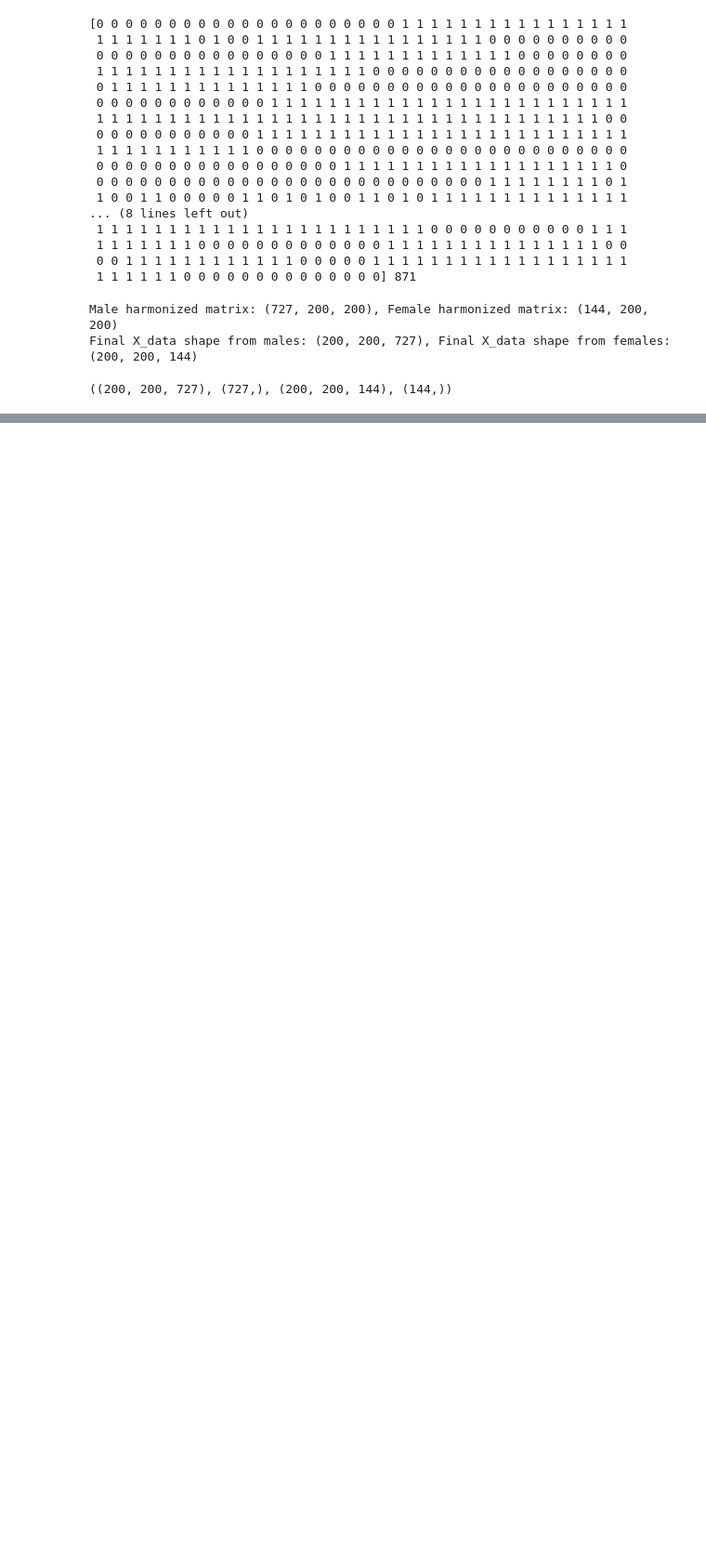
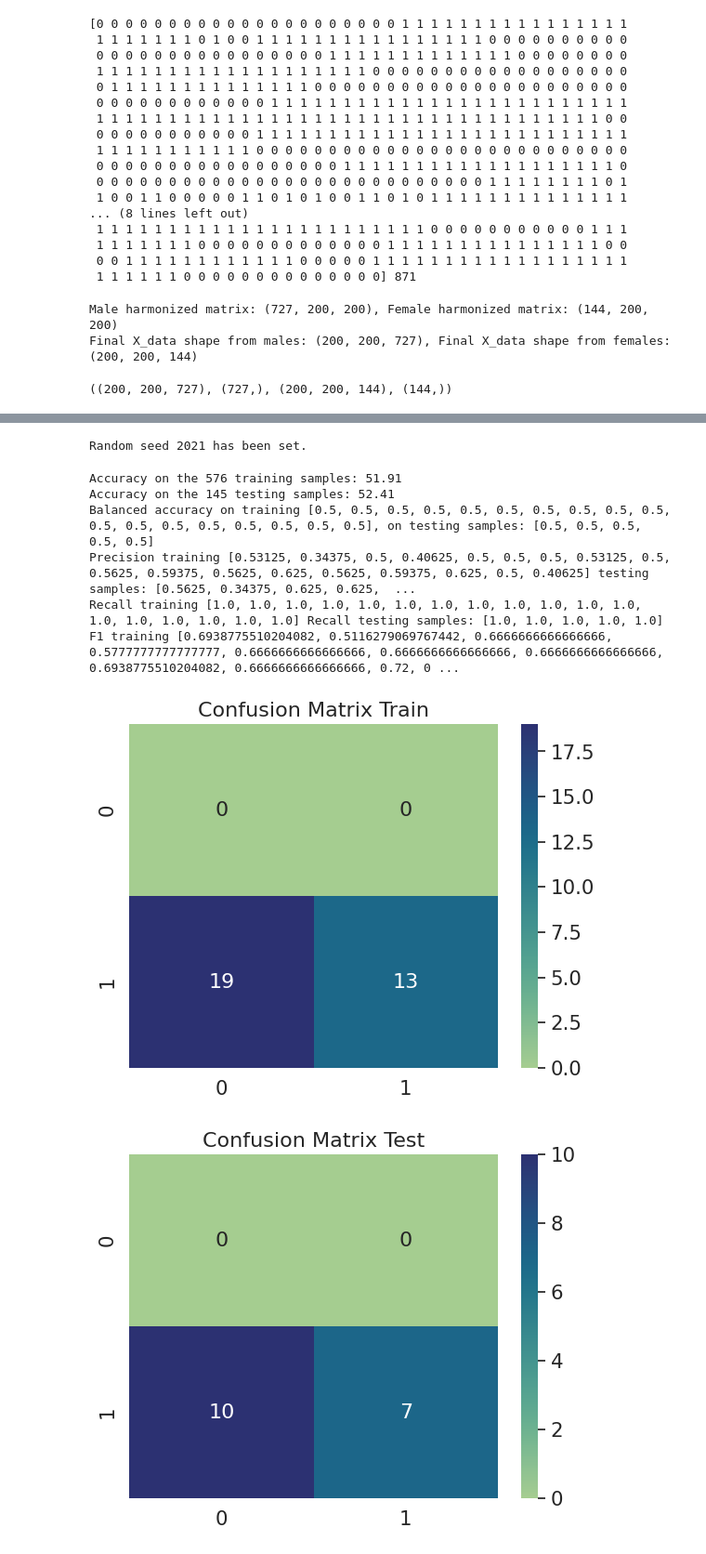
Before and after one commit to kir0ul/Neuromatch-Eotyrannus_Stick, a Jupyter notebook: gender_func.ipynb, the cells around one changed output, grey strips where cells are left out. Shown at 93% size. Saved outputs shown, nothing was run; the diff lists cells and outputs as text; code cells hidden in the pictures; blank space fills up the shorter version.

```diff
--- a/gender_func.ipynb
+++ b/gender_func.ipynb
@@ -305,10 +319,10 @@ X_test.shape, y_test.shape, X_train.shape, y_train.shape
 # %%
 def X_train_test_reshape(X_train, X_test):
     # Convertir X_train a una matriz de dos dimensiones (8, 200*200)
-    X_train = X_train.reshape(X_train.shape[0], -1)
+    X_train = X_train.reshape(X_train.shape[2], -1)
     print(X_train.shape)
     # Convertir X_test a una matriz de dos dimensiones (2, 200*200)
-    X_test = X_test.reshape(X_test.shape[0], -1)
+    X_test = X_test.reshape(X_test.shape[2], -1)
     print(X_test.shape)
     return X_train, X_test
 # %%
@@ -540,0 +576,3 @@ _, _, training_losses = train_test_classification(net, criterion, optimizer, tra
+# %%
+X_test, y_test, X_train, y_train = shuffle_and_split_data(x_data_males, dx_data_males, seed=SEED)
+X_test.shape, y_test.shape, X_train.shape, y_train.shape
@@ -540,0 +584,2 @@ _, _, training_losses = train_test_classification(net, criterion, optimizer, tra
+# %%
+X_train, X_test = X_train_test_reshape(X_train, X_test)
@@ -540,0 +589,37 @@ _, _, training_losses = train_test_classification(net, criterion, optimizer, tra
+# %%
+g_seed = torch.Generator()
+g_seed.manual_seed(SEED)
+
+batch_size = 32
+test_data = TensorDataset(X_test, y_test)
+test_loader = DataLoader(test_data, batch_size=batch_size,
+                         shuffle=False, num_workers=0,
+                         worker_init_fn=seed_worker,
+                         generator=g_seed)
+
+
+train_data = TensorDataset(X_train, y_train)
+train_loader = DataLoader(train_data, batch_size=batch_size, drop_last=True,
+                          shuffle=True, num_workers=0,
+                          worker_init_fn=seed_worker,
+                          generator=g_seed)
+# %%
+set_seed(SEED)
+net = Net('ReLU()', X_train.shape[1], [32], 2).to(device)
+criterion = nn.CrossEntropyLoss()
+optimizer = optim.Adam(net.parameters(), lr=1e-3)
+num_epochs = 150
+
+_, _, training_losses = train_test_classification(net, criterion, optimizer, train_loader,
+                                 test_loader, num_epochs=num_epochs,
+                                 training_plot=True, device=device)
+# %% [output]
+Random seed 2021 has been set.
+Accuracy on the 576 training samples: 51.91
+Accuracy on the 145 testing samples: 52.41
+Balanced accuracy on training [0.5, 0.5, 0.5, 0.5, 0.5, 0.5, 0.5, 0.5, 0.5, 0.5, 0.5, 0.5, 0.5, 0.5, 0.5, 0.5, 0.5, 0.5], on testing samples: [0.5, 0.5, 0.5, 0.5, 0.5]
+Precision training [0.53125, 0.34375, 0.5, 0.40625, 0.5, 0.5, 0.5, 0.53125, 0.5, 0.5625, 0.59375, 0.5625, 0.625, 0.5625, 0.59375, 0.625, 0.5, 0.40625] testing samples: [0.5625, 0.34375, 0.625, 0.625,  ...
+Recall training [1.0, 1.0, 1.0, 1.0, 1.0, 1.0, 1.0, 1.0, 1.0, 1.0, 1.0, 1.0, 1.0, 1.0, 1.0, 1.0, 1.0, 1.0] Recall testing samples: [1.0, 1.0, 1.0, 1.0, 1.0]
+F1 training [0.6938775510204082, 0.5116279069767442, 0.6666666666666666, 0.5777777777777777, 0.6666666666666666, 0.6666666666666666, 0.6666666666666666, 0.6938775510204082, 0.6666666666666666, 0.72, 0 ...
+[figure, added]
+[figure, added]
```
Also changed, not shown: parts of 26 cells of this notebook, 1 other file.
